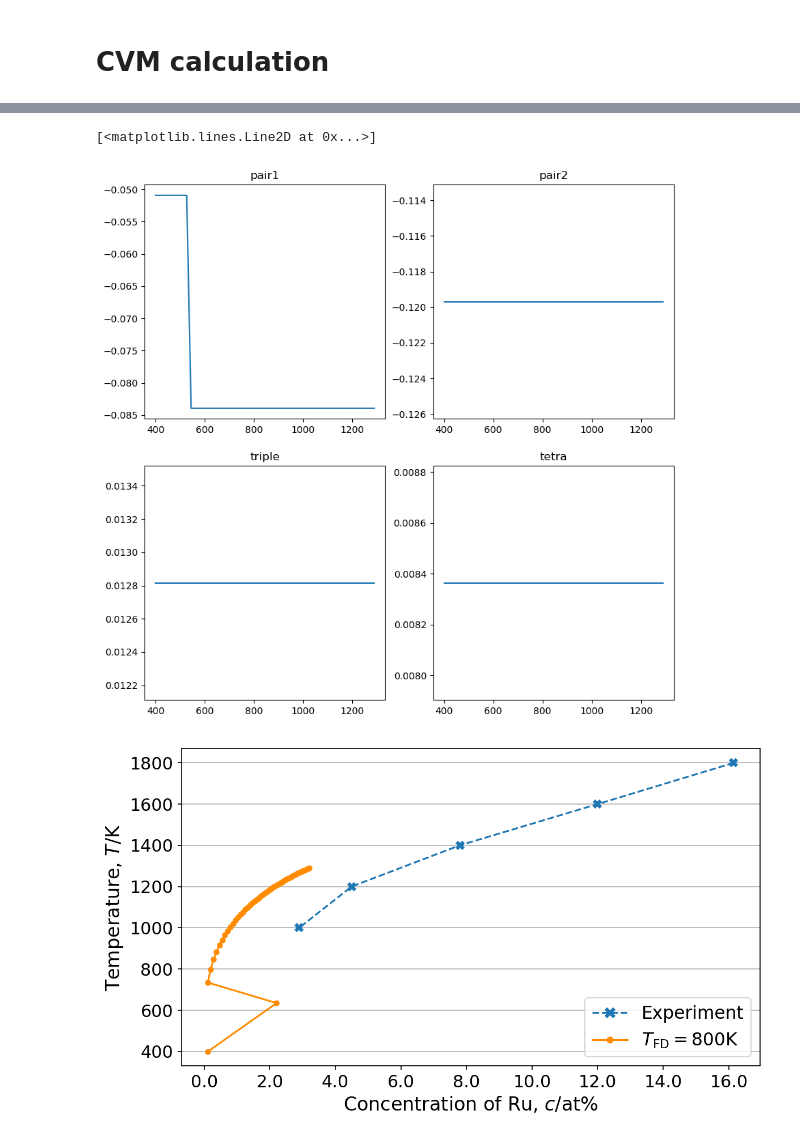
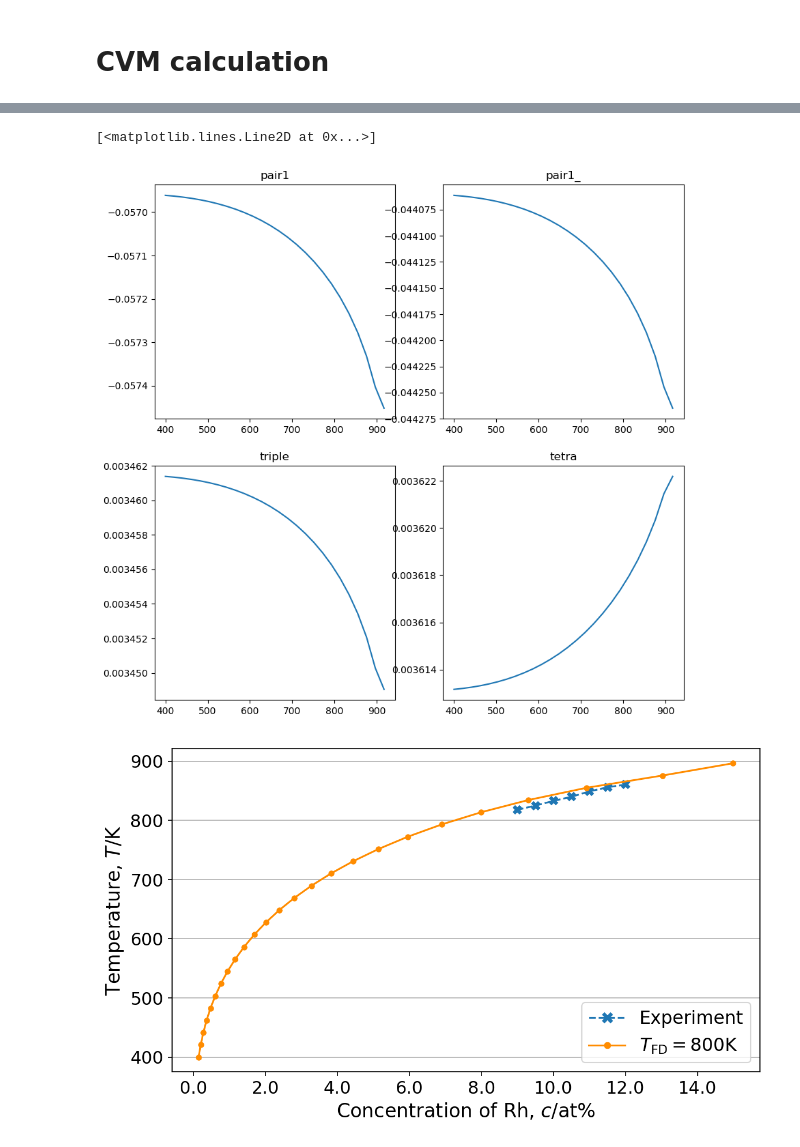
Before and after one commit to kidddddd1984/CVM, a Jupyter notebook: samples/tetrahedron.ipynb, the cells around one changed output, grey strips where cells are left out. Cells and saved outputs as stored; diff of their text form; code cells hidden in the pictures.

```diff
--- a/samples/tetrahedron.ipynb
+++ b/samples/tetrahedron.ipynb
@@ -75,8 +76,8 @@ def process(meta, *results, experiment=None):
 # %% [markdown]
 # Reading input set
 # %%
-tetra = Tetrahedron.from_input_set('AlMg')
-# tetra = Tetrahedron.from_input_set('PdRh')
+# tetra = Tetrahedron.from_input_set('AlMg')
+tetra = Tetrahedron.from_input_set('PdRh')
 
 with cvm_context(simple_print='True'):
     print(tetra)
@@ -263,5 +304,2 @@ plt.legend()
 # %% [markdown]
 # CVM calculation
-# %%
-# tetra.run(sample_paras=dict(energy_patch=patch))
-tetra.run(sample_paras=dict(vibration=False, energy_patch=patch))
@@ -284,16 +329,16 @@ tetra.results.head(3)
 # %%
 _, ax = plt.subplots(2, 2, figsize=(10, 10), dpi=100)
 
-ret = tetra.results.loc['1000k'].groupby('temperature').last()['pair1']
+ret = tetra.results.loc['800k'].groupby('temperature').last()['pair1']
 ax[0, 0].set_title('pair1')
 ax[0, 0].plot(ret)
 
 
-ret = tetra.results.loc['1000k'].groupby('temperature').last()['pair2']
-ax[0, 1].set_title('pair2')
+ret = tetra.results.loc['800k'].groupby('temperature').last()['pair1_']
+ax[0, 1].set_title('pair1_')
 ax[0, 1].plot(ret)
 
-ret = tetra.results.loc['1000k'].groupby('temperature').last()['triple']
+ret = tetra.results.loc['800k'].groupby('temperature').last()['triple']
 ax[1, 0].set_title('triple')
 ax[1, 0].plot(ret)
 
@@ -302,9 +347,9 @@ ax[1, 1].set_title('tetra')
 ax[1, 1].plot(ret)
 # %% [output]
 [<matplotlib.lines.Line2D at 0x...>]
-[figure, old version]
+[figure, new version]
 # %%
-tmp = tetra.results.loc['1000k'].groupby('temperature').last()
+tmp = tetra.results.loc['800k'].groupby('temperature').last()
 process(tetra.meta, dict(temp=tmp.index.values, c=tmp['concentration'].values, label='$T_\\mathrm{FD}=800$K'), experiment=tetra.experiment)
 # %% [output]
-[figure, old version]
+[figure, new version]
```
Also changed, not shown: parts of 22 cells of this notebook, 11 other files.
